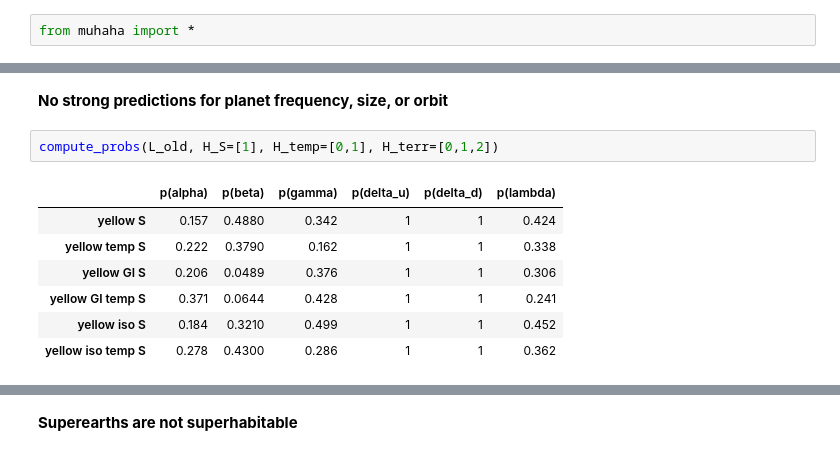
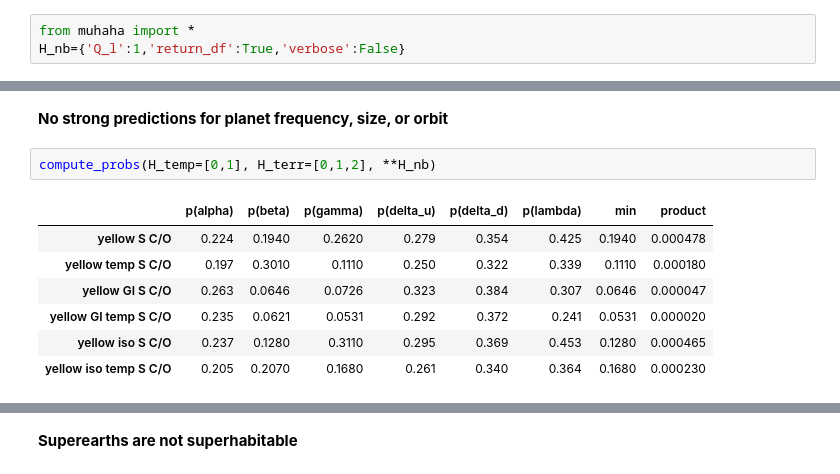
Before and after one commit to mccsandora/Multiverse-Habitability-Handler, a Jupyter notebook: muhaha_demo.ipynb, the cells around one changed output, grey strips where cells are left out. Saved outputs shown, nothing was run; the diff lists cells and outputs as text.

```diff
--- a/muhaha_demo.ipynb
+++ b/muhaha_demo.ipynb
@@ -5,2 +1,3 @@ Requirement already satisfied: sobol_seq in /usr/local/lib/python3.6/dist-packag
 # %%
 from muhaha import *
+H_nb={'Q_l':1,'return_df':True,'verbose':False}
@@ -73,12 +34,12 @@ compute_probs(L_new, H_photo = [0,1,2])
 # %% [markdown]
 **No strong predictions for planet frequency, size, or orbit**
 # %%
-compute_probs(L_old, H_S=[1], H_temp=[0,1], H_terr=[0,1,2])
+compute_probs(H_temp=[0,1], H_terr=[0,1,2], **H_nb)
 # %% [output]
-|  | p(alpha) | p(beta) | p(gamma) | p(delta_u) | p(delta_d) | p(lambda) |
-| yellow S | 0.157 | 0.4880 | 0.342 | 1 | 1 | 0.424 |
-| yellow temp S | 0.222 | 0.3790 | 0.162 | 1 | 1 | 0.338 |
-| yellow GI S | 0.206 | 0.0489 | 0.376 | 1 | 1 | 0.306 |
-| yellow GI temp S | 0.371 | 0.0644 | 0.428 | 1 | 1 | 0.241 |
-| yellow iso S | 0.184 | 0.3210 | 0.499 | 1 | 1 | 0.452 |
-| yellow iso temp S | 0.278 | 0.4300 | 0.286 | 1 | 1 | 0.362 |
+|  | p(alpha) | p(beta) | p(gamma) | p(delta_u) | p(delta_d) | p(lambda) | min | product |
+| yellow S C/O | 0.224 | 0.1940 | 0.2620 | 0.279 | 0.354 | 0.425 | 0.1940 | 0.000478 |
+| yellow temp S C/O | 0.197 | 0.3010 | 0.1110 | 0.250 | 0.322 | 0.339 | 0.1110 | 0.000180 |
+| yellow GI S C/O | 0.263 | 0.0646 | 0.0726 | 0.323 | 0.384 | 0.307 | 0.0646 | 0.000047 |
+| yellow GI temp S C/O | 0.235 | 0.0621 | 0.0531 | 0.292 | 0.372 | 0.241 | 0.0531 | 0.000020 |
+| yellow iso S C/O | 0.237 | 0.1280 | 0.3110 | 0.295 | 0.369 | 0.453 | 0.1280 | 0.000465 |
+| yellow iso temp S C/O | 0.205 | 0.2070 | 0.1680 | 0.261 | 0.340 | 0.364 | 0.1680 | 0.000230 |
```
Also changed, not shown: parts of 27 cells of this notebook, 5 other files.
